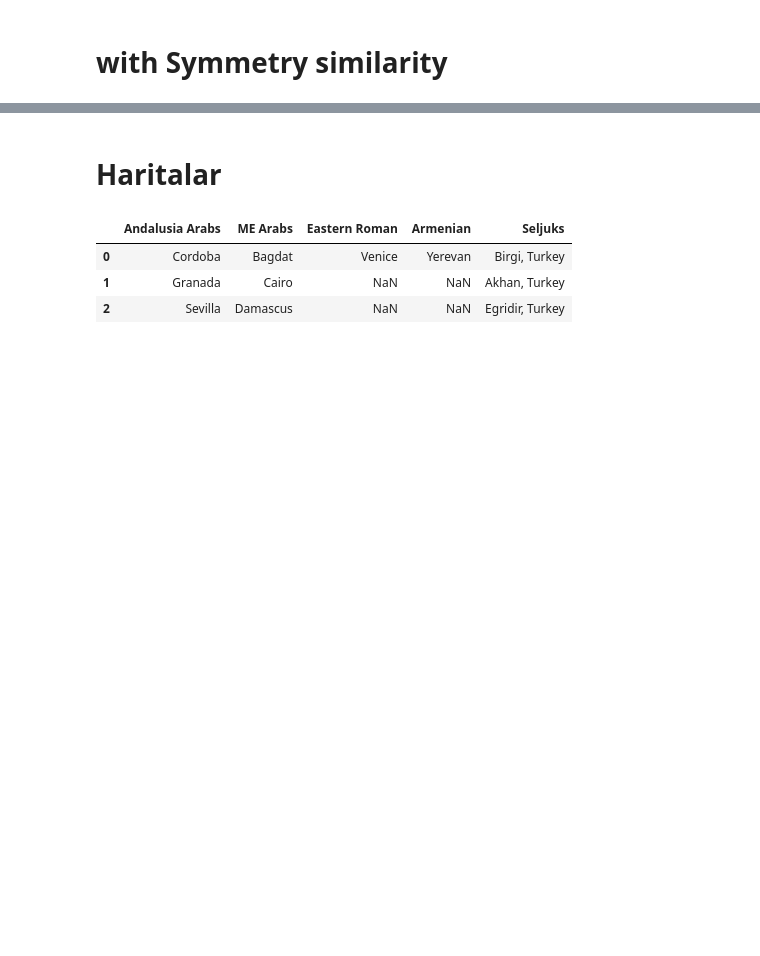
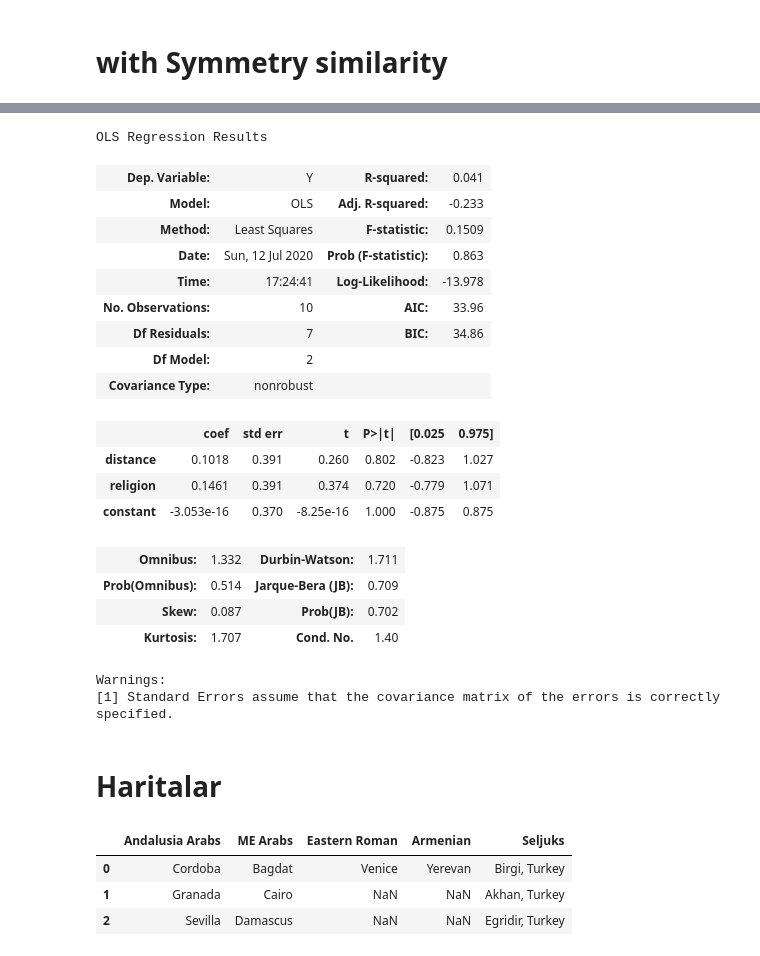
Before and after one commit to selimonat/ornament_symmgroups, a Jupyter notebook: CorrelationAnalysis.ipynb, the cells around one changed output, grey strips where cells are left out. Cells and saved outputs as stored; diff of their text form; code cells hidden in the pictures; blank space fills up the shorter version.

Commit message:
linear modelling added

```diff
--- a/CorrelationAnalysis.ipynb
+++ b/CorrelationAnalysis.ipynb
@@ -20,9 +20,9 @@ memory = Memory(location, verbose=0)
 
 import folium
 # %%
-df = pd.read_excel("./symm_groups.xlsx",index_col=0)
-df = df.iloc[:,[0,3,2,1,4]]
-df
+symm_df = pd.read_excel("./symm_groups.xlsx",index_col=0)
+symm_df = symm_df.iloc[:,[0,3,2,1,4]]
+symm_df
 # %% [output]
 |  | Andalusia | Armenian | Eastern Roman | ME Arabs | Seljuks |
 | p1 | 0.970 | 0.8 | 14.04 | 0.000 | 0.27 |
@@ -191,0 +184,15 @@ plt.tight_layout()
+# %%
+# Religious similarity matrix
+Religion = -np.ones((5,5))
+
+Religion[0,0] = 1
+Religion[0,3] = 1
+Religion[0,4] = 1
+Religion[3,0] = 1
+Religion[4,0] = 1
+Religion[4,3] = 1
+Religion[3,4] = 1
+
+i = np.triu_indices(5,k=1)
+Religion[i]
+plt.matshow(np.triu(Religion,1))
@@ -191,0 +209,10 @@ plt.tight_layout()
+# %%
+sim             = pd.DataFrame()
+sim["distance"] = Distance[i]
+sim["religion"] = Religion[i]
+sim["Y"]        = symm_df.corr().values[i]
+
+from scipy.stats import zscore
+sim =  sim.apply(zscore)
+sim["constant"] = 1
+sim.plot()
@@ -192,3 +223,37 @@ plt.tight_layout()
+# %%
+import statsmodels.api as sm
+
+
+X = sim[['distance','religion','constant']]
+y = sim["Y"]
+
+# Note the difference in argument order
+model = sm.OLS(y, X).fit()
+predictions = model.predict(X) # make the predictions by the model
+
+# Print out the statistics
+model.summary()
+# %% [output]
+OLS Regression Results
+| Dep. Variable: | Y | R-squared: | 0.041 |
+| Model: | OLS | Adj. R-squared: | -0.233 |
+| Method: | Least Squares | F-statistic: | 0.1509 |
+| Date: | Sun, 12 Jul 2020 | Prob (F-statistic): | 0.863 |
+| Time: | 17:24:41 | Log-Likelihood: | -13.978 |
+| No. Observations: | 10 | AIC: | 33.96 |
+| Df Residuals: | 7 | BIC: | 34.86 |
+| Df Model: | 2 |  |  |
+| Covariance Type: | nonrobust |  |  |
+|  | coef | std err | t | P>|t| | [0.025 | 0.975] |
+| distance | 0.1018 | 0.391 | 0.260 | 0.802 | -0.823 | 1.027 |
+| religion | 0.1461 | 0.391 | 0.374 | 0.720 | -0.779 | 1.071 |
+| constant | -3.053e-16 | 0.370 | -8.25e-16 | 1.000 | -0.875 | 0.875 |
+| Omnibus: | 1.332 | Durbin-Watson: | 1.711 |
+| Prob(Omnibus): | 0.514 | Jarque-Bera (JB): | 0.709 |
+| Skew: | 0.087 | Prob(JB): | 0.702 |
+| Kurtosis: | 1.707 | Cond. No. | 1.40 |
+Warnings:
+[1] Standard Errors assume that the covariance matrix of the errors is correctly specified.
 # %% [markdown]
 # Haritalar
 # %%
```
Also changed, not shown: parts of 7 cells of this notebook.
